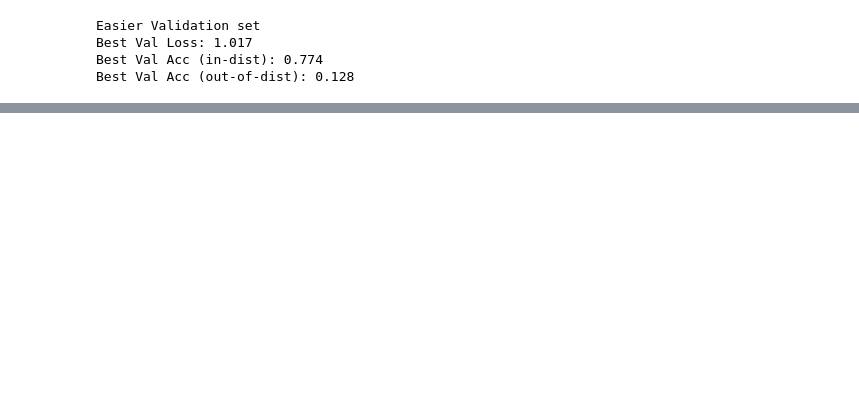
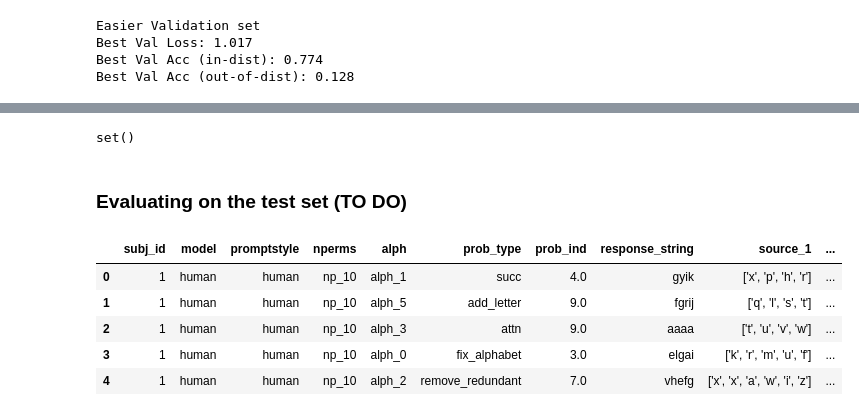
Before and after one commit to philipp-hellwig/MLC-letter-string-analogies, a Jupyter notebook: analyses/batching_strategies.ipynb, the cells around one changed output, grey strips where cells are left out. Cells and saved outputs as stored; diff of their text form; code cells hidden in the pictures; blank space fills up the shorter version.

```diff
--- a/analyses/batching_strategies.ipynb
+++ b/analyses/batching_strategies.ipynb
@@ -144,0 +217,25 @@ easier_val.args["dir_data"]
+# %%
+train = pd.read_csv(f"../{cp_v2.train_config.dir_data}/train.csv")
+val = pd.read_csv(f"../{cp_v2.train_config.dir_data}/val.csv")
+
+unique_problems_train = set(train.problem)
+unique_problems_val = set(val.problem)
+unique_problems_train & unique_problems_val
+# %% [output]
+set()
+# %% [markdown]
+### Evaluating on the test set (TO DO)
+# %%
+# TODO: need to recover alphabets from .json files in Martha's github
+import pandas as pd
+import ast
+df = pd.read_csv("https://raw.githubusercontent.com/marthaflinderslewis/counterfactual_analogy/refs/heads/main/data/data.csv")
+# %%
+df.head()
+# %% [output]
+|  | subj_id | model | promptstyle | nperms | alph | prob_type | prob_ind | response_string | source_1 | ... |
+| 0 | 1 | human | human | np_10 | alph_1 | succ | 4.0 | gyik | ['x', 'p', 'h', 'r'] | ... |
+| 1 | 1 | human | human | np_10 | alph_5 | add_letter | 9.0 | fgrij | ['q', 'l', 's', 't'] | ... |
+| 2 | 1 | human | human | np_10 | alph_3 | attn | 9.0 | aaaa | ['t', 'u', 'v', 'w'] | ... |
+| 3 | 1 | human | human | np_10 | alph_0 | fix_alphabet | 3.0 | elgai | ['k', 'r', 'm', 'u', 'f'] | ... |
+| 4 | 1 | human | human | np_10 | alph_2 | remove_redundant | 7.0 | vhefg | ['x', 'x', 'a', 'w', 'i', 'z'] | ... |
```
Also changed, not shown: parts of 22 cells of this notebook, 14 other files.
